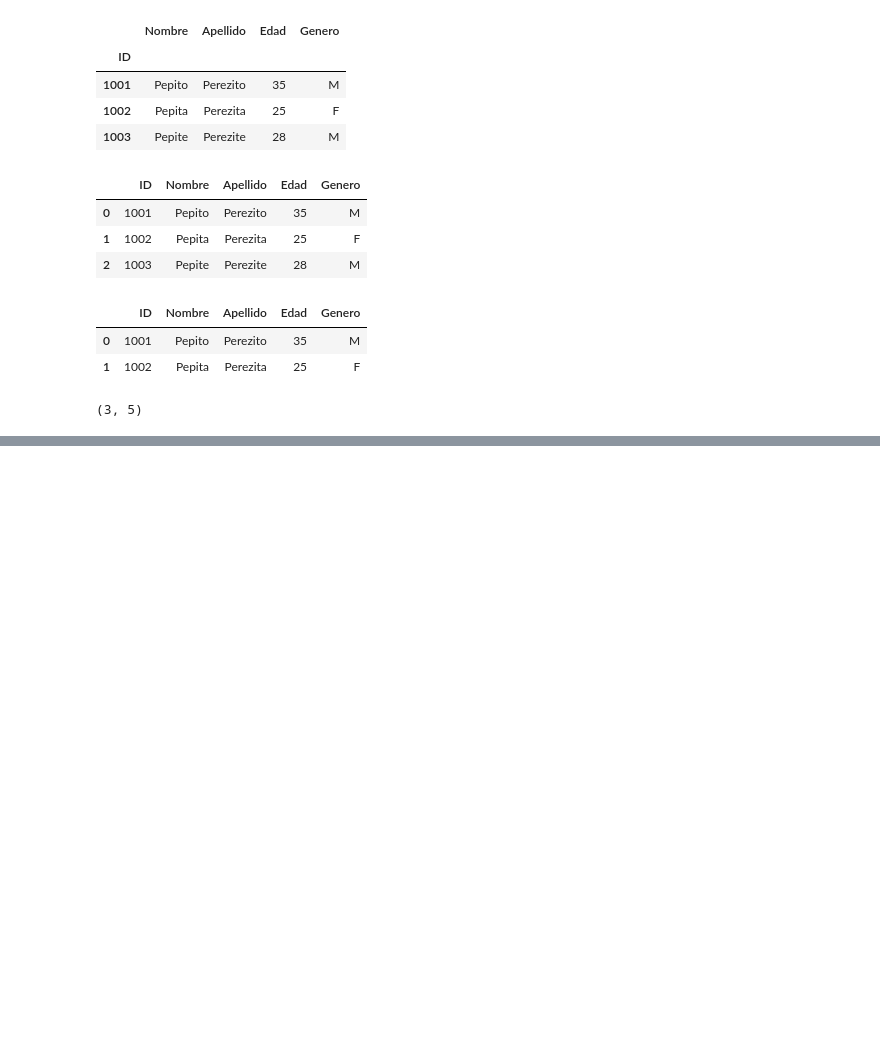
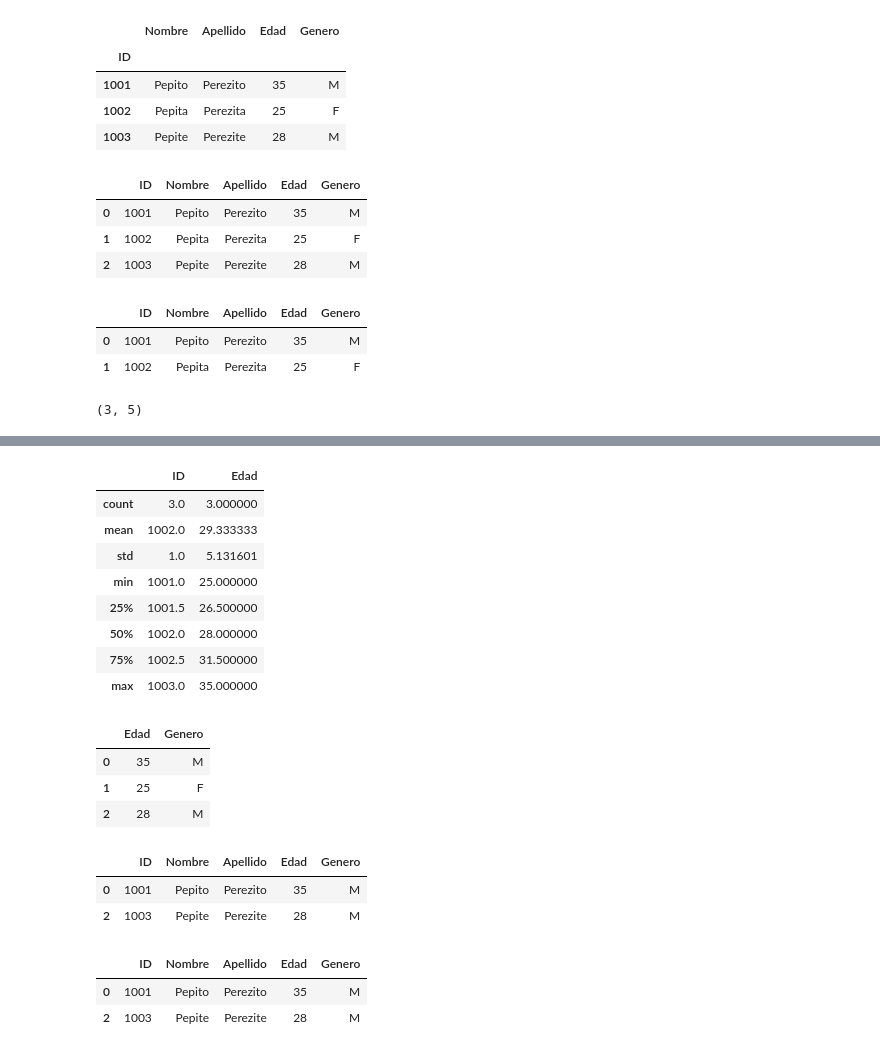
Before and after one commit to dmhenaopa/EDCO, a Jupyter notebook: Semana2/Sesion3.ipynb, the cells around one changed output, grey strips where cells are left out. Saved outputs shown, nothing was run; the diff lists cells and outputs as text; code cells hidden in the pictures; blank space fills up the shorter version.

```diff
--- a/Semana2/Sesion3.ipynb
+++ b/Semana2/Sesion3.ipynb
@@ -123,0 +159,41 @@ df.shape # Esto da un (3, 5) - 3 entradas, 5 columnas - Dimension de la matriz o
+# %%
+# Pequeña estadistica de los datos númericos
+df.describe()
+# %% [output]
+|  | ID | Edad |
+| count | 3.0 | 3.000000 |
+| mean | 1002.0 | 29.333333 |
+| std | 1.0 | 5.131601 |
+| min | 1001.0 | 25.000000 |
+| 25% | 1001.5 | 26.500000 |
+| 50% | 1002.0 | 28.000000 |
+| 75% | 1002.5 | 31.500000 |
+| max | 1003.0 | 35.000000 |
+# %%
+# Queremos escoger solo unas columnas especificas
+df1 = df[['Edad', 'Genero']] # Lista con las columnas que quiero
+df1
+# %% [output]
+|  | Edad | Genero |
+| 0 | 35 | M |
+| 1 | 25 | F |
+| 2 | 28 | M |
+# %%
+# Aplicar mascaras "masking" o filtros
+# Personas mayores a 25
+mask = df['Edad'] > 25 # Esto es una condición
+df2 = df[mask]
+df2
+# %% [output]
+|  | ID | Nombre | Apellido | Edad | Genero |
+| 0 | 1001 | Pepito | Perezito | 35 | M |
+| 2 | 1003 | Pepite | Perezite | 28 | M |
+# %%
+mask2 = df[ 'Genero' ] == 'M'
+mask2
+
+df[mask2]
+# %% [output]
+|  | ID | Nombre | Apellido | Edad | Genero |
+| 0 | 1001 | Pepito | Perezito | 35 | M |
+| 2 | 1003 | Pepite | Perezite | 28 | M |
```
Also changed, not shown: parts of 10 cells of this notebook.
